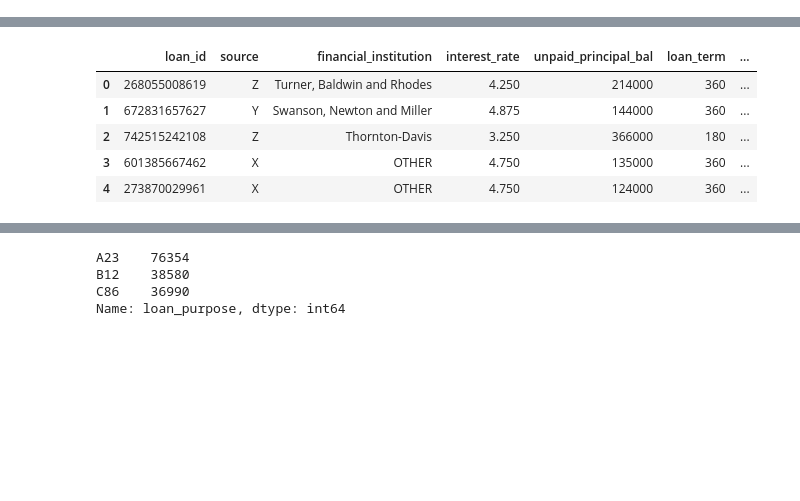
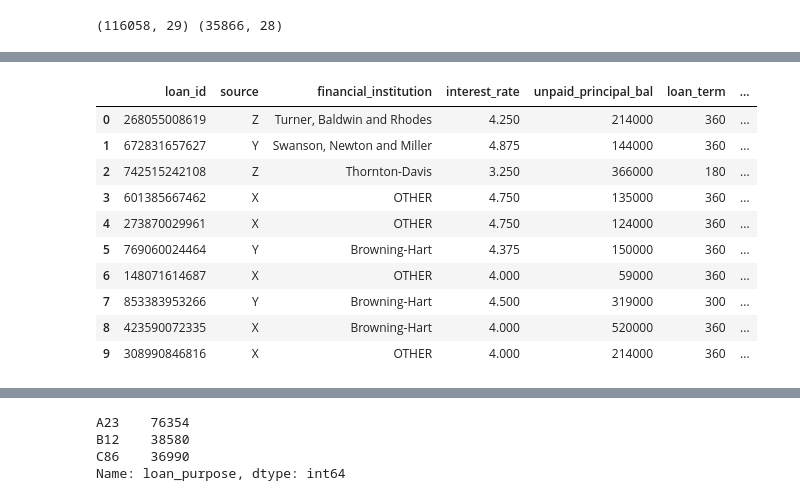
Before and after one commit to NilSagor/AV_ml_practice, a Jupyter notebook: loan_del_predict/loan_baseclass.ipynb, the cells around one changed output, grey strips where cells are left out. Saved outputs shown, nothing was run; the diff lists cells and outputs as text; code cells hidden in the pictures; blank space fills up the shorter version.

```diff
--- a/loan_del_predict/loan_baseclass.ipynb
+++ b/loan_del_predict/loan_baseclass.ipynb
@@ -33,6 +33,10 @@ m12                         116058 non-null int64
 m13                         116058 non-null int64
 dtypes: float64(7), int64(17), object(5)
 memory usage: 25.7+ MB
+# %%
+print(train_data.shape, test_data.shape)
+# %% [output]
+(116058, 29) (35866, 28)
 # %%
 test_data.info()
 # %% [output]
@@ -56,14 +60,19 @@ memory usage: 7.7+ MB
 # %%
 data_all = pd.concat([train_data, test_data], ignore_index=True, sort=False)
 # %%
-data_all.head()
+data_all.head(10)
 # %% [output]
 |  | loan_id | source | financial_institution | interest_rate | unpaid_principal_bal | loan_term | ... |
 | 0 | 268055008619 | Z | Turner, Baldwin and Rhodes | 4.250 | 214000 | 360 | ... |
 | 1 | 672831657627 | Y | Swanson, Newton and Miller | 4.875 | 144000 | 360 | ... |
 | 2 | 742515242108 | Z | Thornton-Davis | 3.250 | 366000 | 180 | ... |
 | 3 | 601385667462 | X | OTHER | 4.750 | 135000 | 360 | ... |
 | 4 | 273870029961 | X | OTHER | 4.750 | 124000 | 360 | ... |
+| 5 | 769060024464 | Y | Browning-Hart | 4.375 | 150000 | 360 | ... |
+| 6 | 148071614687 | X | OTHER | 4.000 | 59000 | 360 | ... |
+| 7 | 853383953266 | Y | Browning-Hart | 4.500 | 319000 | 300 | ... |
+| 8 | 423590072335 | X | Browning-Hart | 4.000 | 520000 | 360 | ... |
+| 9 | 308990846816 | X | OTHER | 4.000 | 214000 | 360 | ... |
 # %%
 data_all.drop(['loan_id', 'source', 'financial_institution'], axis=1)
 # %% [output]
```
Also changed, not shown: parts of 15 cells of this notebook.
